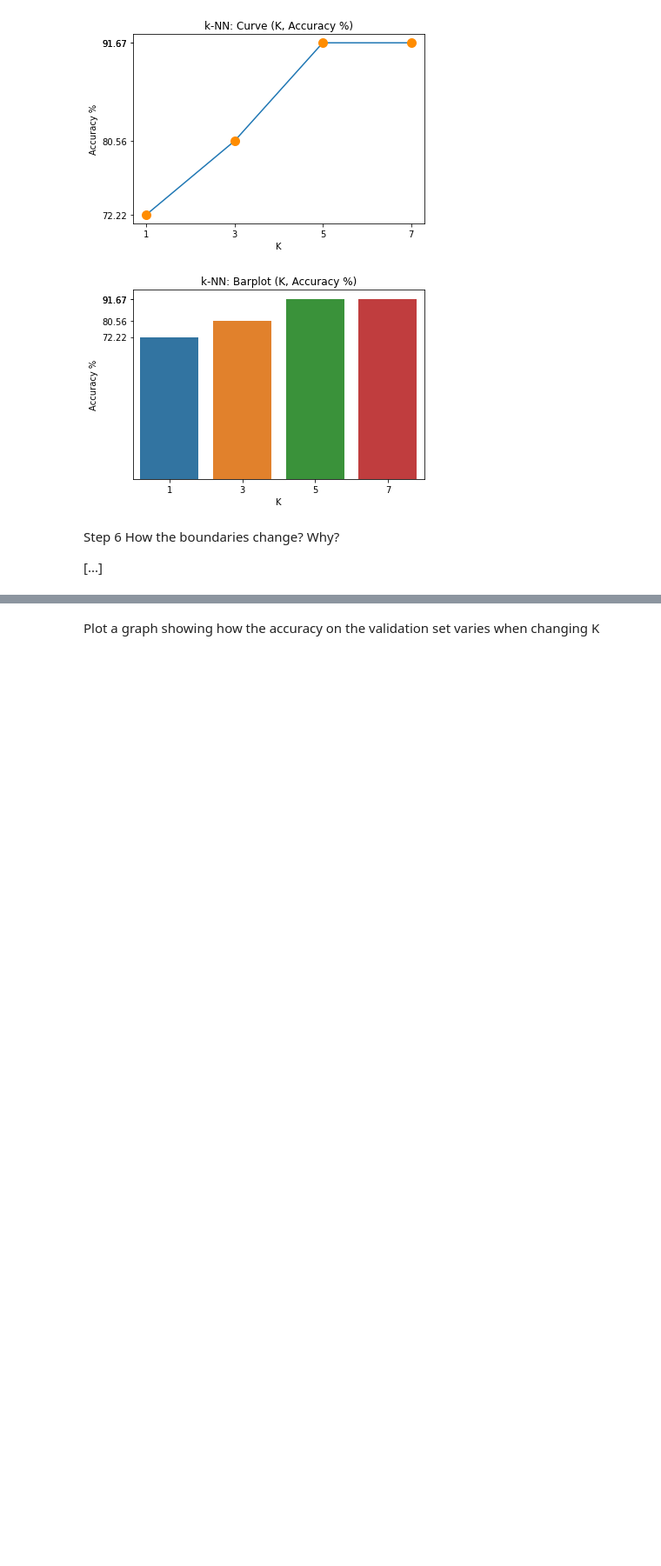
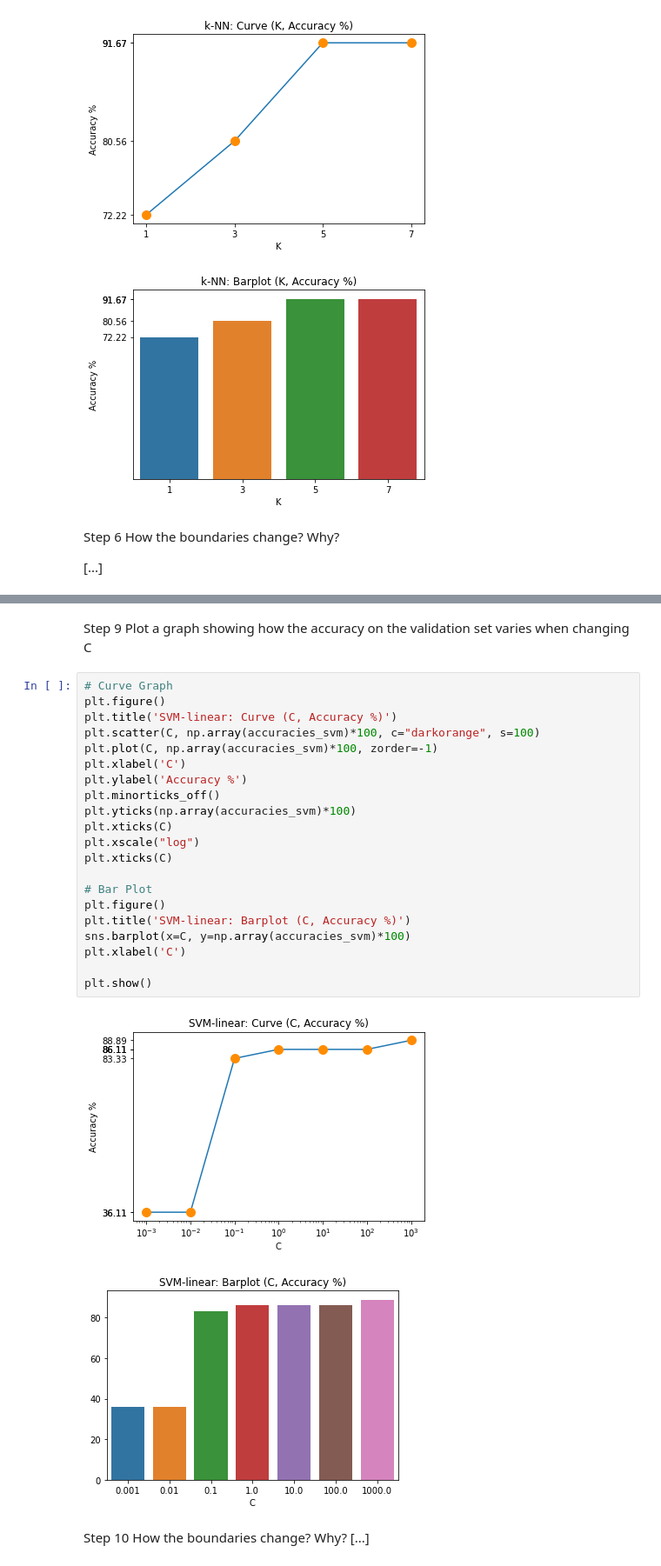
Before and after one commit to lore-lml/machine-learning2020-hw1, a Jupyter notebook: solution.ipynb, the cells around one changed output, grey strips where cells are left out. Shown: that part at 87% size. Drawn from its saved outputs; the diff is of its cells as text; blank space fills up the shorter version.

```diff
--- a/solution.ipynb
+++ b/solution.ipynb
@@ -148,3 +169,32 @@ print(best_knn.score(X_test, y_test))
 # %% [markdown]
-Plot a graph showing how the accuracy on the validation set
-varies when changing K
+Step 9
+Plot a graph showing how the accuracy on the validation set varies when
+changing C
+# %%
+# Curve Graph
+plt.figure()
+plt.title('SVM-linear: Curve (C, Accuracy %)')
+plt.scatter(C, np.array(accuracies_svm)*100, c="darkorange", s=100)
+plt.plot(C, np.array(accuracies_svm)*100, zorder=-1)
+plt.xlabel('C')
+plt.ylabel('Accuracy %')
+plt.minorticks_off()
+plt.yticks(np.array(accuracies_svm)*100)
+plt.xticks(C)
+plt.xscale("log")
+plt.xticks(C)
+
+# Bar Plot
+plt.figure()
+plt.title('SVM-linear: Barplot (C, Accuracy %)')
+sns.barplot(x=C, y=np.array(accuracies_svm)*100)
+plt.xlabel('C')
+
+plt.show()
+# %% [output]
+[figure, added]
+[figure, added]
+# %% [markdown]
+Step 10
+How the boundaries change? Why?
+[...]
```
Also changed, not shown: parts of 20 cells of this notebook.
